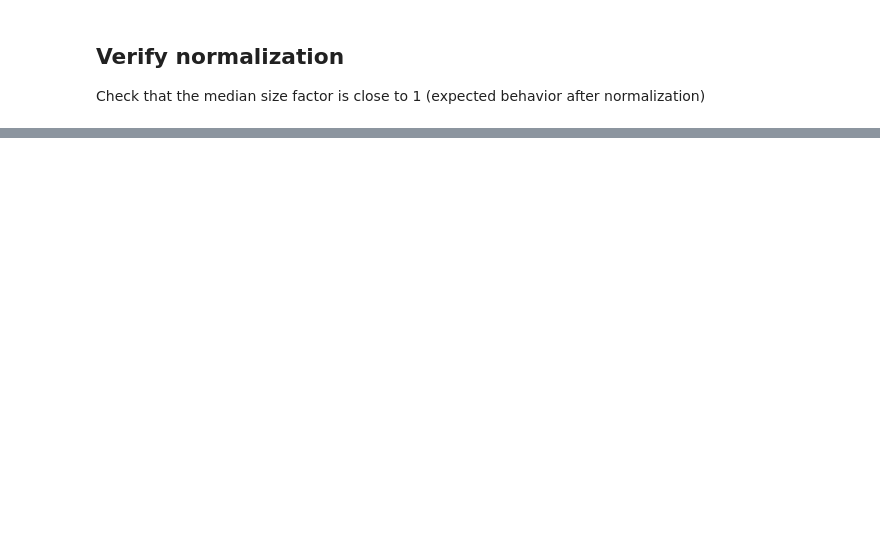
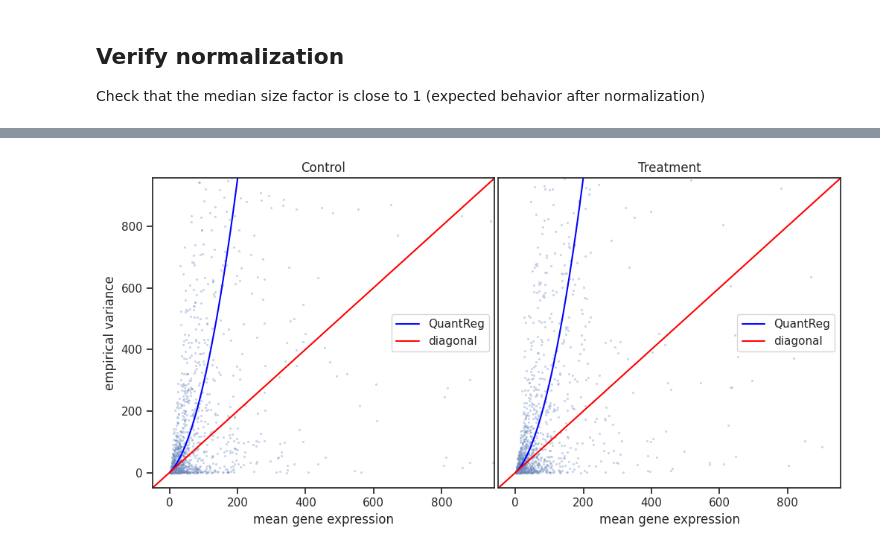
Before and after one commit to zavolanlab/zavolab_pyutils, a Jupyter notebook: test_module.ipynb, the cells around one changed output, grey strips where cells are left out. Cells and saved outputs as stored; diff of their text form; code cells hidden in the pictures; blank space fills up the shorter version.

Commit message:
add mean-variance modelling functionality

```diff
--- a/test_module.ipynb
+++ b/test_module.ipynb
@@ -130,0 +185,8 @@ plot_size_factors(sfs_df,outdir='./tests/plots/')
+# %%
+# Plot the diagnostic regression fits for variance within each condition
+plot_mean_variance_diagnostics(
+    all_plot_data,
+    savefig_path='./tests/plots/mean_variance_diagnostics.png'
+)
+# %% [output]
+[figure, added]
```
Also changed, not shown: parts of 11 cells of this notebook, 8 other files.
